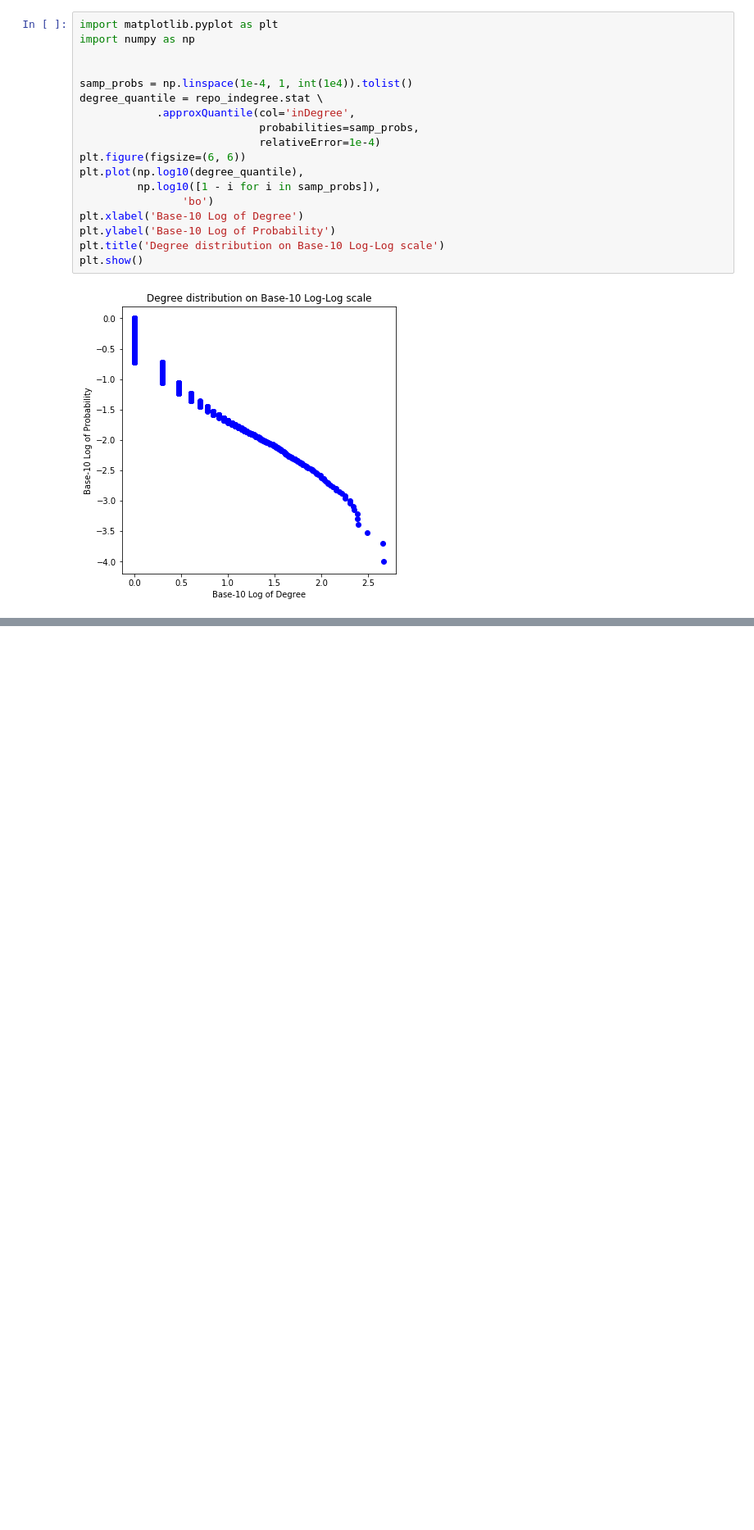
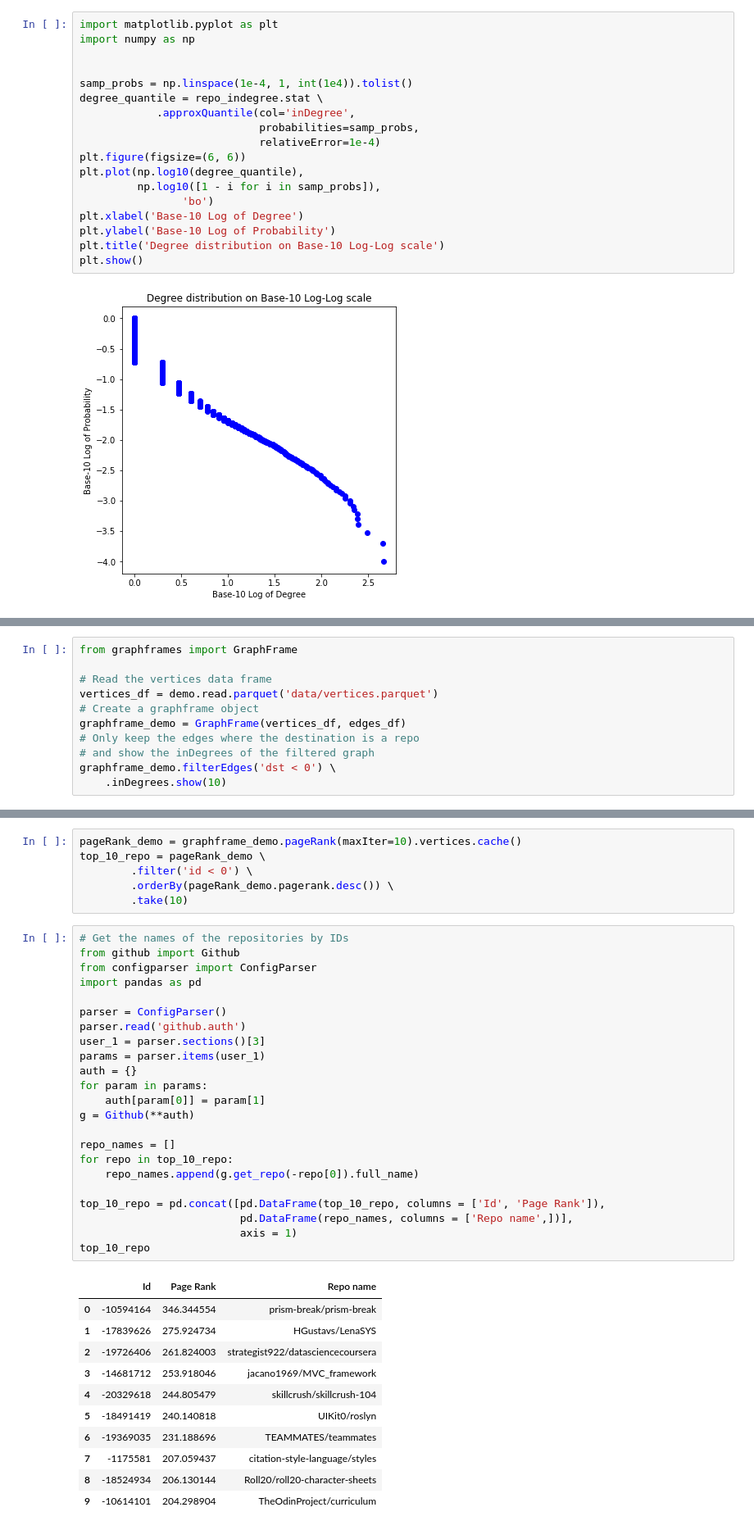
Before and after one commit to RuiyangGan/651_Project, a Jupyter notebook: tutorial.ipynb, the cells around one changed output, grey strips where cells are left out. Shown: that part at 82% size. Cells and saved outputs as stored; diff of their text form; blank space fills up the shorter version.

```diff
--- a/tutorial.ipynb
+++ b/tutorial.ipynb
@@ -124,0 +181,11 @@ Although pyspark.sql.functions provide a wide range of function library, in some
+# %%
+from graphframes import GraphFrame
+
+# Read the vertices data frame
+vertices_df = demo.read.parquet('data/vertices.parquet')
+# Create a graphframe object
+graphframe_demo = GraphFrame(vertices_df, edges_df)
+# Only keep the edges where the destination is a repo
+# and show the inDegrees of the filtered graph
+graphframe_demo.filterEdges('dst < 0') \
+    .inDegrees.show(10)
@@ -124,0 +212,41 @@ Although pyspark.sql.functions provide a wide range of function library, in some
+# %%
+pageRank_demo = graphframe_demo.pageRank(maxIter=10).vertices.cache()
+top_10_repo = pageRank_demo \
+        .filter('id < 0') \
+        .orderBy(pageRank_demo.pagerank.desc()) \
+        .take(10)
+# %%
+# Get the names of the repositories by IDs
+from github import Github
+from configparser import ConfigParser
+import pandas as pd
+
+parser = ConfigParser()
+parser.read('github.auth')
+user_1 = parser.sections()[3]
+params = parser.items(user_1)
+auth = {}
+for param in params:
+    auth[param[0]] = param[1]
+g = Github(**auth)
+
+repo_names = []
+for repo in top_10_repo:
+    repo_names.append(g.get_repo(-repo[0]).full_name)
+
+top_10_repo = pd.concat([pd.DataFrame(top_10_repo, columns = ['Id', 'Page Rank']),
+                         pd.DataFrame(repo_names, columns = ['Repo name',])],
+                         axis = 1)
+top_10_repo
+# %% [output]
+|  | Id | Page Rank | Repo name |
+| 0 | -10594164 | 346.344554 | prism-break/prism-break |
+| 1 | -17839626 | 275.924734 | HGustavs/LenaSYS |
+| 2 | -19726406 | 261.824003 | strategist922/datasciencecoursera |
+| 3 | -14681712 | 253.918046 | jacano1969/MVC_framework |
+| 4 | -20329618 | 244.805479 | skillcrush/skillcrush-104 |
+| 5 | -18491419 | 240.140818 | UIKit0/roslyn |
+| 6 | -19369035 | 231.188696 | TEAMMATES/teammates |
+| 7 | -1175581 | 207.059437 | citation-style-language/styles |
+| 8 | -18524934 | 206.130144 | Roll20/roll20-character-sheets |
+| 9 | -10614101 | 204.298904 | TheOdinProject/curriculum |
```
Also changed, not shown: parts of 18 cells of this notebook, 3 other files.
